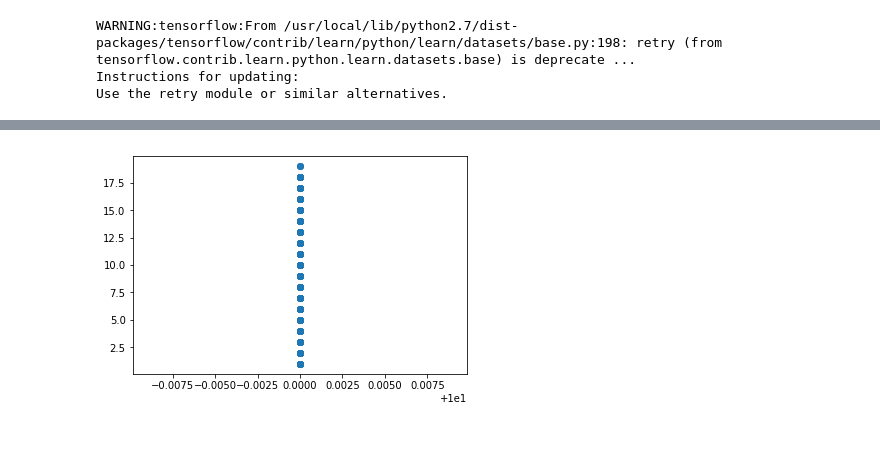
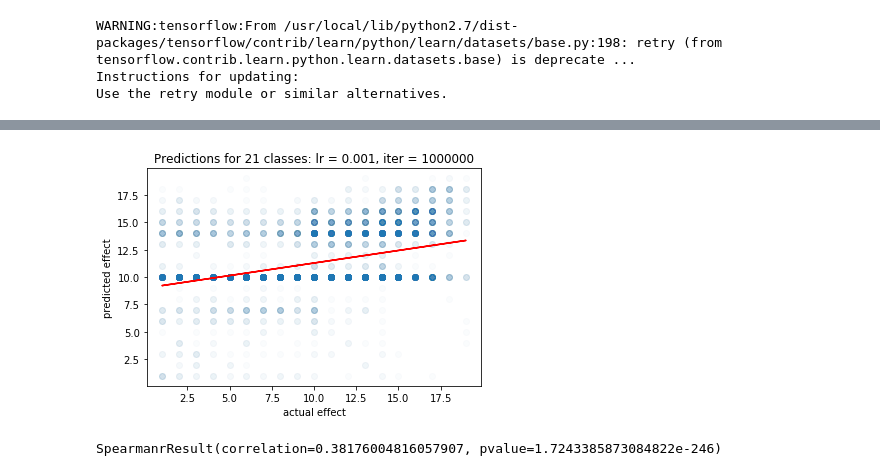
Before and after one commit to numfah23/CrispRNN, a Jupyter notebook: biRNN_4_22.ipynb, the cells around one changed output, grey strips where cells are left out. Saved outputs shown, nothing was run; the diff lists cells and outputs as text; code cells hidden in the pictures; blank space fills up the shorter version.

```diff
--- a/biRNN_4_22.ipynb
+++ b/biRNN_4_22.ipynb
@@ -34,14 +50,14 @@ subset_train_labels = train_labels[0:10000]
 # %%
-G = "G" # or "NG"
-forget_b = 0.0
-weight_mean = 1
-bias_mean = 0.1
-val_step = 10000
+G = "NG" # or "NG"
+forget_b = 1
+# weight_mean = 1
+# bias_mean = 0.01
+val_step = 100000
 # %%
 # Training Parameters
 # learning_rate = 0.001 # optimize this
-learning_rate = 0.1
-training_steps = 10000
+learning_rate = 0.001
+training_steps = 1000000
 batch_size = 1 # 128
 display_step = 5000
 # %%
@@ -50,9 +66,9 @@ num_input = 4
     # 28 # MNIST data input (img shape: 28*28)
 timesteps = 23
     # 28 # timesteps
-num_hidden = 32 # ?
+num_hidden = 64 # ?
     # 10 # hidden layer num of features
-num_classes = 21 # figure out how to do regression
+num_classes = 3 # figure out how to do regression
     # 10 # MNIST total classes (0-9 digits)
 # %%
 #this resets the graph - re-run tensor-flow specific things after it
@@ -87,9 +103,9 @@ def BiRNN(x, weights, biases):
 
     # Define lstm cells with tensorflow
     # Forward direction cell
-    lstm_fw_cell = rnn.BasicLSTMCell(num_hidden, forget_bias=0.20)
+    lstm_fw_cell = rnn.BasicLSTMCell(num_hidden, forget_bias=forget_b)
     # Backward direction cell
-    lstm_bw_cell = rnn.BasicLSTMCell(num_hidden, forget_bias=0.20)
+    lstm_bw_cell = rnn.BasicLSTMCell(num_hidden, forget_bias=forget_b)
 
     # Get lstm cell output
     try:
@@ -229,7 +299,35 @@ Final Validation Loss = 2.8715
 # %%
-preds = [v[0] for v in val_preds]
-val_labels = np.argmax(val_labels, axis=1)
-plt.scatter(preds, val_labels, alpha=0.2)
-plt.show()
+# preds = [v[0] for v in val_preds]
+# # val_labels = np.argmax(val_labels, axis=1)
+# plt.scatter(preds, val_labels, alpha=0.01)
+
+# z = np.polyfit(np.array(preds).reshape(len(preds),), val_labels.reshape(val_labels.shape[0],),1)
+# p = np.poly1d(z)
+# plt.plot(preds, p(preds), "r")
+
+# plt.xlabel("predicted effect")
+# plt.ylabel("actual effect")
+
+# plt.show()
-# %% [output]
-[figure, removed]
+# %%
+# final plot
+preds = [v[0] for v in val_preds]
+# val_labels = np.argmax(val_labels, axis=1)
+plt.scatter(val_labels, preds, alpha=0.02)
+
+z = np.polyfit(val_labels.reshape(val_labels.shape[0],),np.array(preds).reshape(len(preds),),1)
+p = np.poly1d(z)
+plt.plot(val_labels, p(val_labels), "r")
+
+plt.ylabel("predicted effect")
+plt.xlabel("actual effect")
+plt.title("Predictions for 21 classes: lr = 0.001, iter = 1000000")
+
+plt.show()
+# %% [output]
+[figure, added]
+# %%
+import scipy.stats as st
+st.spearmanr(preds, val_labels)
+# %% [output]
+SpearmanrResult(correlation=0.38176004816057907, pvalue=1.7243385873084822e-246)
```
Also changed, not shown: parts of 25 cells of this notebook, 1 other file.
